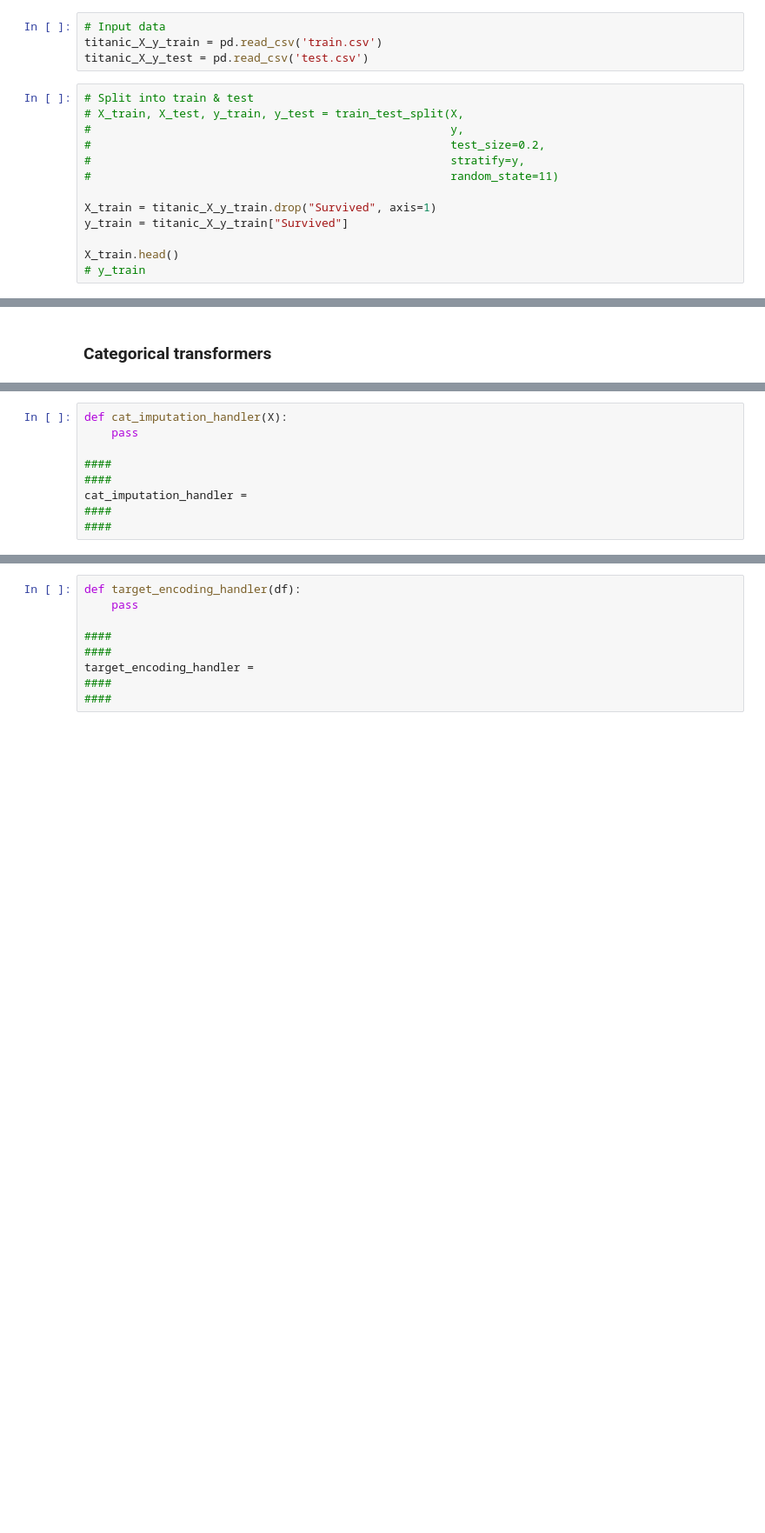
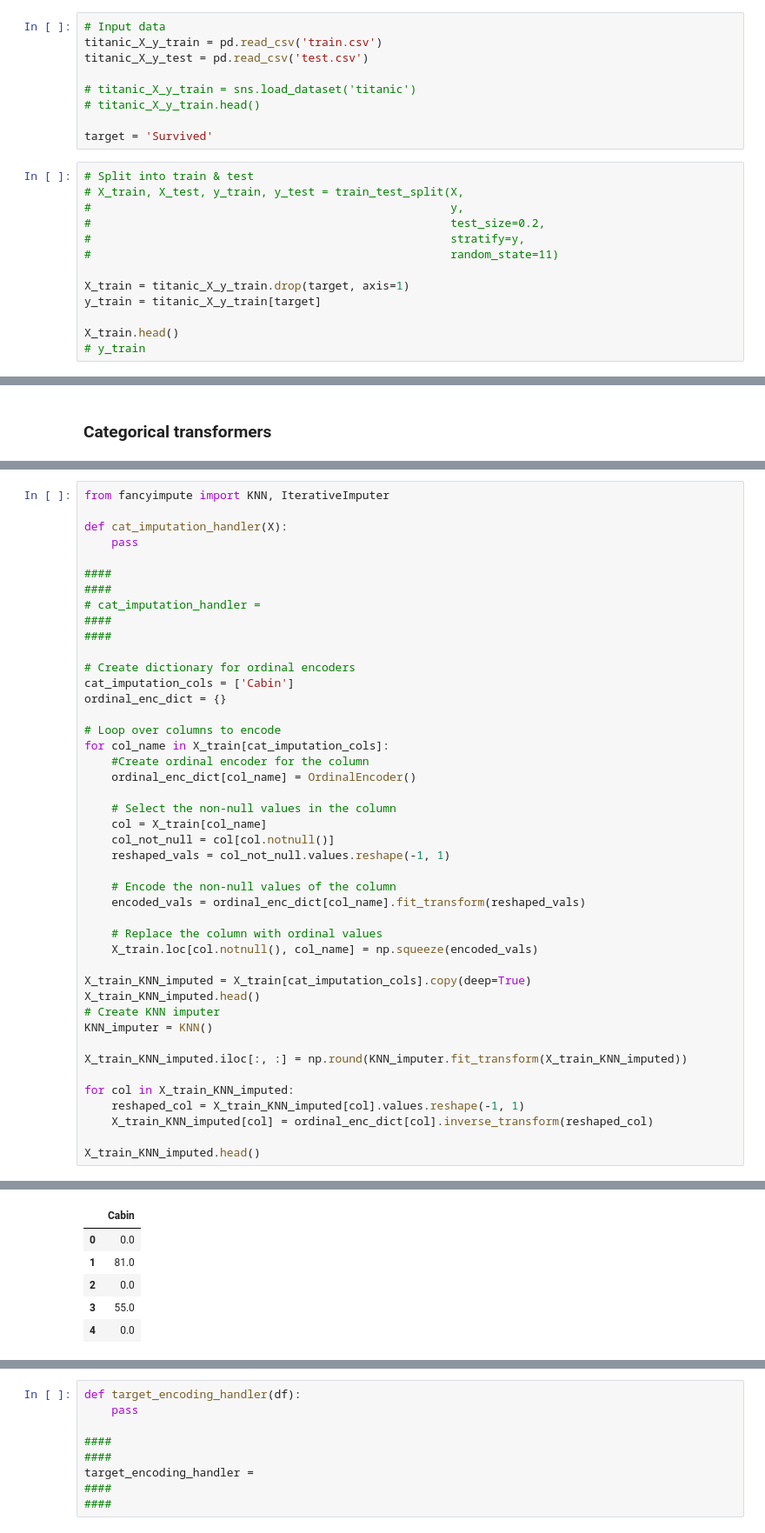
Before and after one commit to dilipalbert-datascientist/traditional-machine-learning, a Jupyter notebook: notebooks/ml_classification_regression/5-Data-Preprocessing-Cleaning-Pipeline.ipynb, the cells around one changed output, grey strips where cells are left out. Shown at 87% size. Cells and saved outputs as stored; diff of their text form; blank space fills up the shorter version.

```diff
--- a/notebooks/ml_classification_regression/5-Data-Preprocessing-Cleaning-Pipeline.ipynb
+++ b/notebooks/ml_classification_regression/5-Data-Preprocessing-Cleaning-Pipeline.ipynb
@@ -78,6 +87,11 @@ import pandas as pd
 # Input data
 titanic_X_y_train = pd.read_csv('train.csv')
 titanic_X_y_test = pd.read_csv('test.csv')
+
+# titanic_X_y_train = sns.load_dataset('titanic')
+# titanic_X_y_train.head()
+
+target = 'Survived'
 # %%
 # Split into train & test
 # X_train, X_test, y_train, y_test = train_test_split(X,
@@ -86,8 +100,8 @@ titanic_X_y_test = pd.read_csv('test.csv')
 #                                                     stratify=y,
 #                                                     random_state=11)
 
-X_train = titanic_X_y_train.drop("Survived", axis=1)
-y_train = titanic_X_y_train["Survived"]
+X_train = titanic_X_y_train.drop(target, axis=1)
+y_train = titanic_X_y_train[target]
 
 X_train.head()
 # y_train
@@ -471,9 +528,0 @@ from sklearn.compose import ColumnTransformer
-# %%
-def cat_imputation_handler(X):
-    pass
-
-####
-####
-cat_imputation_handler =
-####
-####
@@ -479,0 +557,45 @@ cat_imputation_handler =
+# %%
+from fancyimpute import KNN, IterativeImputer
+
+def cat_imputation_handler(X):
+    pass
+
+####
+####
+# cat_imputation_handler =
+####
+####
+
+# Create dictionary for ordinal encoders
+cat_imputation_cols = ['Cabin']
+ordinal_enc_dict = {}
+
+# Loop over columns to encode
+for col_name in X_train[cat_imputation_cols]:
+    #Create ordinal encoder for the column
+    ordinal_enc_dict[col_name] = OrdinalEncoder()
+
+    # Select the non-null values in the column
+    col = X_train[col_name]
+    col_not_null = col[col.notnull()]
+    reshaped_vals = col_not_null.values.reshape(-1, 1)
+
+    # Encode the non-null values of the column
+    encoded_vals = ordinal_enc_dict[col_name].fit_transform(reshaped_vals)
+
+    # Replace the column with ordinal values
+    X_train.loc[col.notnull(), col_name] = np.squeeze(encoded_vals)
+
+X_train_KNN_imputed = X_train[cat_imputation_cols].copy(deep=True)
+X_train_KNN_imputed.head()
+# Create KNN imputer
+KNN_imputer = KNN()
+
+X_train_KNN_imputed.iloc[:, :] = np.round(KNN_imputer.fit_transform(X_train_KNN_imputed))
+
+for col in X_train_KNN_imputed:
+    reshaped_col = X_train_KNN_imputed[col].values.reshape(-1, 1)
+    X_train_KNN_imputed[col] = ordinal_enc_dict[col].inverse_transform(reshaped_col)
+
+X_train_KNN_imputed.head()
+# %% [output]
@@ -479,0 +612,6 @@ cat_imputation_handler =
+|  | Cabin |
+| 0 | 0.0 |
+| 1 | 81.0 |
+| 2 | 0.0 |
+| 3 | 55.0 |
+| 4 | 0.0 |
```
Also changed, not shown: parts of 25 cells of this notebook, 13 other files.
